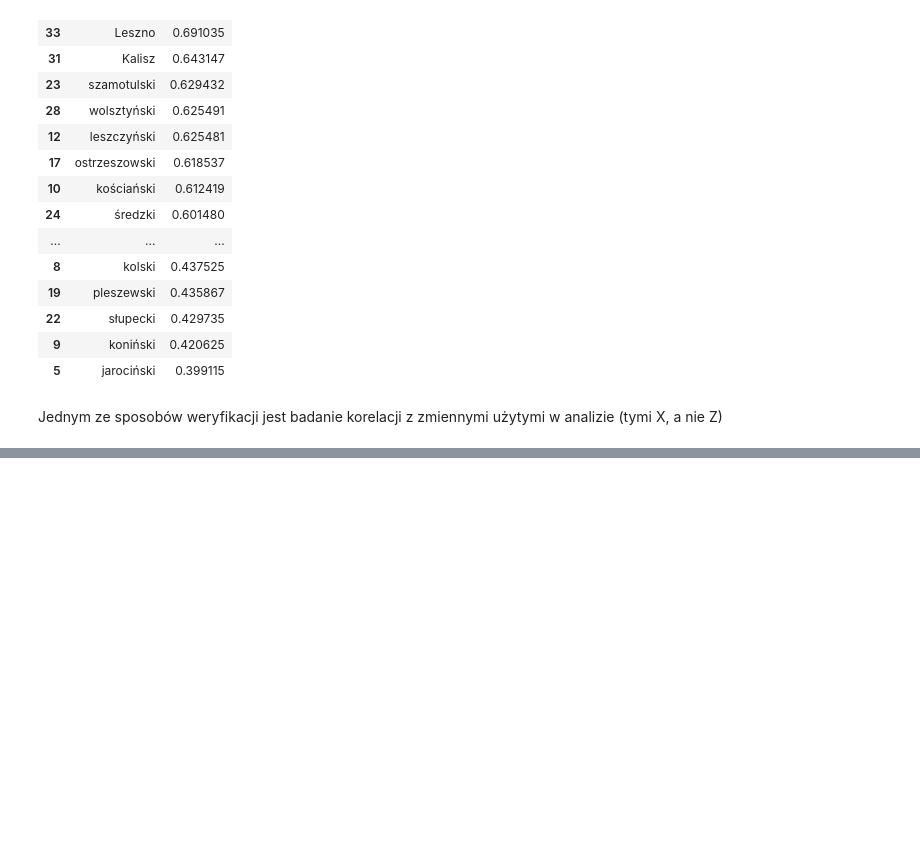
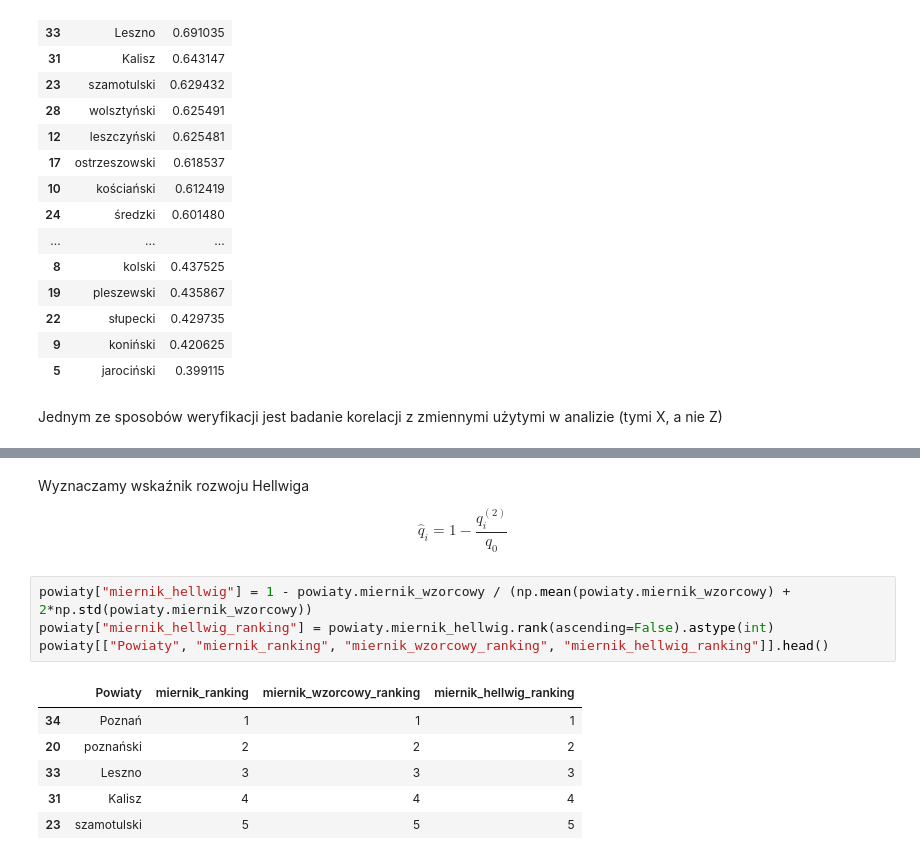
Before and after one commit to DepartmentOfStatisticsPUE/air-2021, a Jupyter notebook: notebooks/4_porzadkowanie_liniowe_1.ipynb, the cells around one changed output, grey strips where cells are left out. Saved outputs shown, nothing was run; the diff lists cells and outputs as text; blank space fills up the shorter version.

```diff
--- a/notebooks/4_porzadkowanie_liniowe_1.ipynb
+++ b/notebooks/4_porzadkowanie_liniowe_1.ipynb
@@ -151,0 +219,17 @@ array([[1.        , 0.34950736],
+# %% [markdown]
+Wyznaczamy wskaźnik rozwoju Hellwiga
+
+$$
+\hat{q}_i = 1 - \frac{q_i^{(2)}}{q_0}
+$$
+# %%
+powiaty["miernik_hellwig"] = 1 - powiaty.miernik_wzorcowy / (np.mean(powiaty.miernik_wzorcowy) + 2*np.std(powiaty.miernik_wzorcowy))
+powiaty["miernik_hellwig_ranking"] = powiaty.miernik_hellwig.rank(ascending=False).astype(int)
+powiaty[["Powiaty", "miernik_ranking", "miernik_wzorcowy_ranking", "miernik_hellwig_ranking"]].head()
+# %% [output]
+|  | Powiaty | miernik_ranking | miernik_wzorcowy_ranking | miernik_hellwig_ranking |
+| 34 | Poznań | 1 | 1 | 1 |
+| 20 | poznański | 2 | 2 | 2 |
+| 33 | Leszno | 3 | 3 | 3 |
+| 31 | Kalisz | 4 | 4 | 4 |
+| 23 | szamotulski | 5 | 5 | 5 |
```
Also changed, not shown: parts of 12 cells of this notebook, 3 other files.
